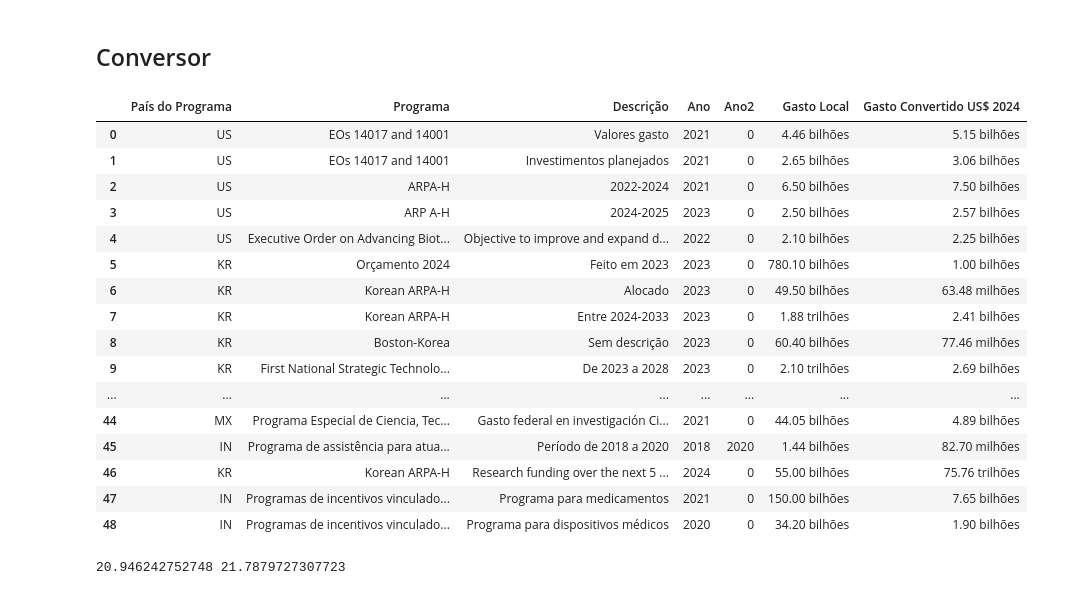
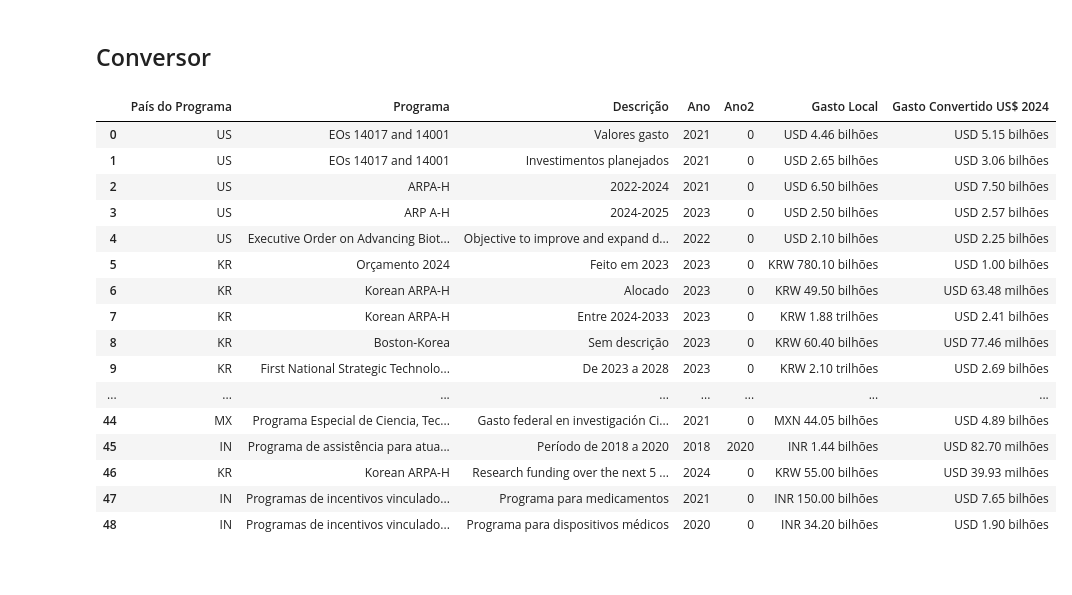
Before and after one commit to arthur-kt/PPP-Intertemporal-Converter, a Jupyter notebook: PPP_converter.ipynb, the cells around one changed output. Saved outputs shown, nothing was run; the diff lists cells and outputs as text; code cells hidden in the pictures.

Commit message:
Corrigida função de conversão para valores em 2024

```diff
--- a/PPP_converter.ipynb
+++ b/PPP_converter.ipynb
@@ -671,7 +671,7 @@ def converter_para_dolar_corrente(row):
           if currency_code:
               exchange_rate = get_exchange_rate_2024(currency_code)
               if exchange_rate:
-                  gasto_em_dolar_2024 = row['Gasto_Local'] / exchange_rate
+                  gasto_em_dolar_2024 = row['Gasto_Local'] * exchange_rate
                   return gasto_em_dolar_2024
               else:
                   print(f"Taxa de câmbio não disponível para {row['País_Moeda']}.")
@@ -733,48 +733,58 @@ def converter_para_dolar_corrente(row):
 # %% [markdown]
 ## Função Formatação
 # %%
-# Função para formatar valores em milhões, bilhões ou trilhões
-def formatar_valor(valor):
+# Função para formatar valores em milhões, bilhões ou trilhões para Moeda Local
+def formatar_valor_moeda_local(valor, codigo_pais):
+    currency_code = get_currency_code(codigo_pais)  # Obtém o código da moeda do país
+    if not currency_code:
+        currency_code = "Moeda desconhecida"  # Se não houver código, exibe "Moeda desconhecida"
+
     if valor >= 1_000_000_000_000:  # Trilhão
-        return f"{valor / 1_000_000_000_000:.2f} trilhões"
+        return f"{currency_code} {valor / 1_000_000_000_000:.2f} trilhões"
     elif valor >= 1_000_000_000:  # Bilhão
-        return f"{valor / 1_000_000_000:.2f} bilhões"
+        return f"{currency_code} {valor / 1_000_000_000:.2f} bilhões"
     elif valor >= 1_000_000:  # Milhão
-        return f"{valor / 1_000_000:.2f} milhões"
+        return f"{currency_code} {valor / 1_000_000:.2f} milhões"
     else:
-        return f"{valor:.2f}"
+        return f"{currency_code} {valor:.2f}"
+
+# Função para formatar valores em milhões, bilhões ou trilhões para Dólar Ajustado
+def formatar_valor_dolar(valor):
+    if valor >= 1_000_000_000_000:  # Trilhão
+        return f"USD {valor / 1_000_000_000_000:.2f} trilhões"
+    elif valor >= 1_000_000_000:  # Bilhão
+        return f"USD {valor / 1_000_000_000:.2f} bilhões"
+    elif valor >= 1_000_000:  # Milhão
+        return f"USD {valor / 1_000_000:.2f} milhões"
+    else:
+        return f"USD {valor:.2f}"
 # %% [markdown]
 ## Conversor
 # %%
 # Aplicar a função para cada linha no DataFrame
 df['Gasto_Convertido_Dolar_2024'] = df.apply(converter_para_dolar_corrente, axis=1)
 
-# Aplicar a formatação para as colunas 'Gasto_Local' e 'Gasto_Ajustado_Dolar 2024'
-df['Gasto Local'] = df['Gasto_Local'].apply(formatar_valor)
-df['Gasto Convertido US$ 2024'] = df['Gasto_Convertido_Dolar_2024'].apply(formatar_valor)
+# Aplicar as novas funções para as colunas 'Gasto_Local' e 'Gasto_Convertido_Dolar_2024'
+df['Gasto Local'] = df.apply(lambda row: formatar_valor_moeda_local(row['Gasto_Local'], row['País_Moeda']), axis=1)
+df['Gasto Convertido US$ 2024'] = df['Gasto_Convertido_Dolar_2024'].apply(formatar_valor_dolar)
 
-# Resultado final
+# Exibir o DataFrame com as colunas formatadas
 df[['País do Programa', 'Programa', 'Descrição', 'Ano', 'Ano2', 'Gasto Local', 'Gasto Convertido US$ 2024']]
 # %% [output]
 |  | País do Programa | Programa | Descrição | Ano | Ano2 | Gasto Local | Gasto Convertido US$ 2024 |
-| 0 | US | EOs 14017 and 14001 | Valores gasto | 2021 | 0 | 4.46 bilhões | 5.15 bilhões |
-| 1 | US | EOs 14017 and 14001 | Investimentos planejados | 2021 | 0 | 2.65 bilhões | 3.06 bilhões |
-| 2 | US | ARPA-H | 2022-2024 | 2021 | 0 | 6.50 bilhões | 7.50 bilhões |
-| 3 | US | ARP A-H | 2024-2025 | 2023 | 0 | 2.50 bilhões | 2.57 bilhões |
-| 4 | US | Executive Order on Advancing Biot... | Objective to improve and expand d... | 2022 | 0 | 2.10 bilhões | 2.25 bilhões |
-| 5 | KR | Orçamento 2024 | Feito em 2023 | 2023 | 0 | 780.10 bilhões | 1.00 bilhões |
-| 6 | KR | Korean ARPA-H | Alocado | 2023 | 0 | 49.50 bilhões | 63.48 milhões |
-| 7 | KR | Korean ARPA-H | Entre 2024-2033 | 2023 | 0 | 1.88 trilhões | 2.41 bilhões |
-| 8 | KR | Boston-Korea | Sem descrição | 2023 | 0 | 60.40 bilhões | 77.46 milhões |
-| 9 | KR | First National Strategic Technolo... | De 2023 a 2028 | 2023 | 0 | 2.10 trilhões | 2.69 bilhões |
+| 0 | US | EOs 14017 and 14001 | Valores gasto | 2021 | 0 | USD 4.46 bilhões | USD 5.15 bilhões |
+| 1 | US | EOs 14017 and 14001 | Investimentos planejados | 2021 | 0 | USD 2.65 bilhões | USD 3.06 bilhões |
+| 2 | US | ARPA-H | 2022-2024 | 2021 | 0 | USD 6.50 bilhões | USD 7.50 bilhões |
+| 3 | US | ARP A-H | 2024-2025 | 2023 | 0 | USD 2.50 bilhões | USD 2.57 bilhões |
+| 4 | US | Executive Order on Advancing Biot... | Objective to improve and expand d... | 2022 | 0 | USD 2.10 bilhões | USD 2.25 bilhões |
+| 5 | KR | Orçamento 2024 | Feito em 2023 | 2023 | 0 | KRW 780.10 bilhões | USD 1.00 bilhões |
+| 6 | KR | Korean ARPA-H | Alocado | 2023 | 0 | KRW 49.50 bilhões | USD 63.48 milhões |
+| 7 | KR | Korean ARPA-H | Entre 2024-2033 | 2023 | 0 | KRW 1.88 trilhões | USD 2.41 bilhões |
+| 8 | KR | Boston-Korea | Sem descrição | 2023 | 0 | KRW 60.40 bilhões | USD 77.46 milhões |
+| 9 | KR | First National Strategic Technolo... | De 2023 a 2028 | 2023 | 0 | KRW 2.10 trilhões | USD 2.69 bilhões |
 | ... | ... | ... | ... | ... | ... | ... | ... |
-| 44 | MX | Programa Especial de Ciencia, Tec... | Gasto federal en investigación Ci... | 2021 | 0 | 44.05 bilhões | 4.89 bilhões |
-| 45 | IN | Programa de assistência para atua... | Período de 2018 a 2020 | 2018 | 2020 | 1.44 bilhões | 82.70 milhões |
-| 46 | KR | Korean ARPA-H | Research funding over the next 5 ... | 2024 | 0 | 55.00 bilhões | 75.76 trilhões |
-| 47 | IN | Programas de incentivos vinculado... | Programa para medicamentos | 2021 | 0 | 150.00 bilhões | 7.65 bilhões |
-| 48 | IN | Programas de incentivos vinculado... | Programa para dispositivos médicos | 2020 | 0 | 34.20 bilhões | 1.90 bilhões |
+| 44 | MX | Programa Especial de Ciencia, Tec... | Gasto federal en investigación Ci... | 2021 | 0 | MXN 44.05 bilhões | USD 4.89 bilhões |
+| 45 | IN | Programa de assistência para atua... | Período de 2018 a 2020 | 2018 | 2020 | INR 1.44 bilhões | USD 82.70 milhões |
+| 46 | KR | Korean ARPA-H | Research funding over the next 5 ... | 2024 | 0 | KRW 55.00 bilhões | USD 39.93 milhões |
+| 47 | IN | Programas de incentivos vinculado... | Programa para medicamentos | 2021 | 0 | INR 150.00 bilhões | USD 7.65 bilhões |
+| 48 | IN | Programas de incentivos vinculado... | Programa para dispositivos médicos | 2020 | 0 | INR 34.20 bilhões | USD 1.90 bilhões |
-# %%
-print(c.get_country_ppp(country_iso2_code="IN", year=2018),
-c.get_country_ppp(country_iso2_code="IN", year=2020))
-# %% [output]
-20.946242752748 21.7879727307723
```
